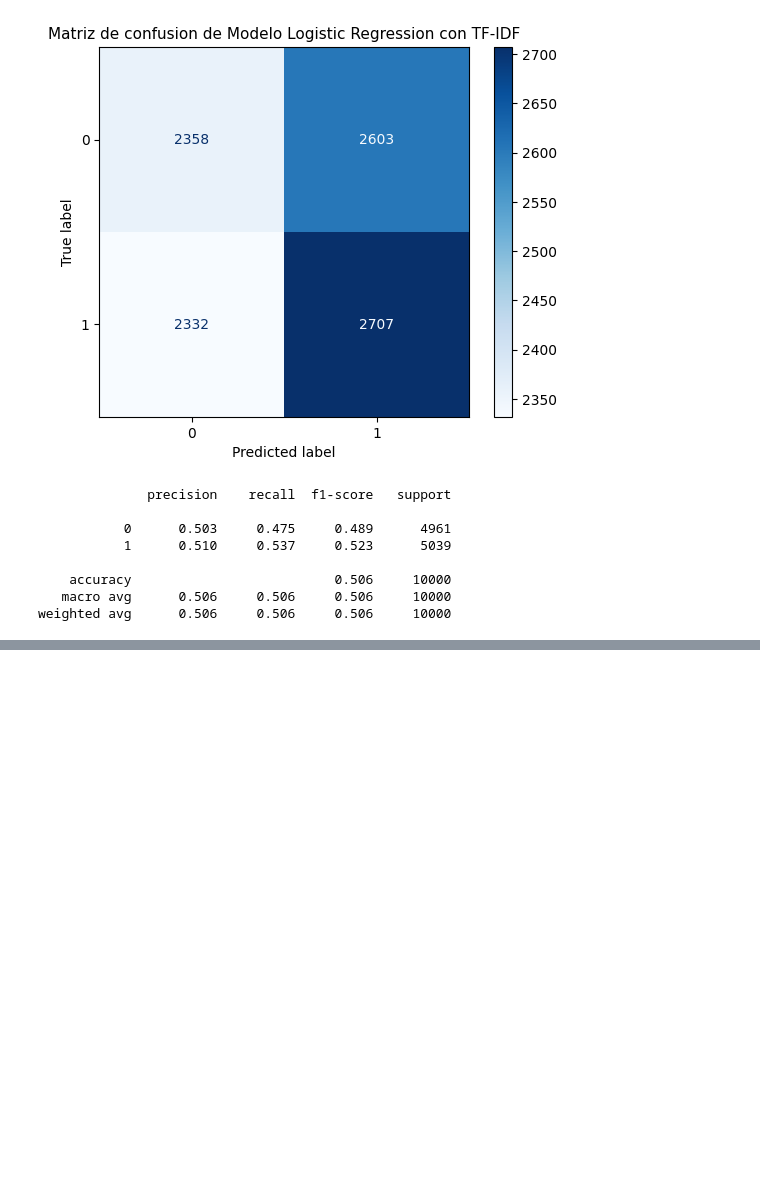
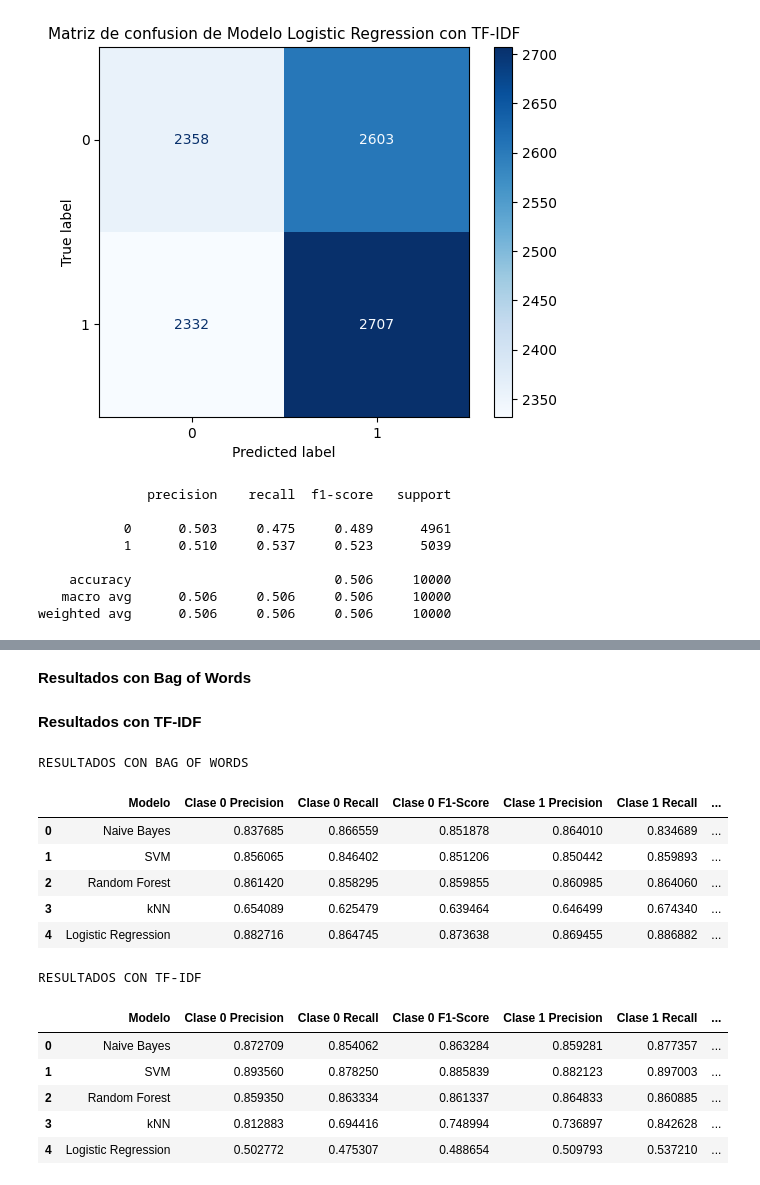
Before and after one commit to LailaBulh/Procesamiento_Lenguaje_Natural, a Jupyter notebook: Clasificacion_texto_263166.ipynb, the cells around one changed output, grey strips where cells are left out. Saved outputs shown, nothing was run; the diff lists cells and outputs as text; code cells hidden in the pictures; blank space fills up the shorter version.

```diff
--- a/Clasificacion_texto_263166.ipynb
+++ b/Clasificacion_texto_263166.ipynb
@@ -640,0 +644,2 @@ weighted avg      0.506     0.506     0.506     10000
+# %% [markdown]
+**Resultados con Bag of Words**
@@ -640,0 +672,56 @@ weighted avg      0.506     0.506     0.506     10000
+# %% [markdown]
+**Resultados con TF-IDF**
+# %%
+### Crear función para extraer métricas
+def get_metrics_TF(y_test, y_pred, model_name):
+    report = classification_report(y_test, y_pred, digits=3, output_dict=True)
+    auc = roc_auc_score(y_test, y_pred)  # AUC-ROC binario
+
+    return {
+        "Modelo": model_name,
+        "Clase 0 Precision": report["0"]["precision"],
+        "Clase 0 Recall": report["0"]["recall"],
+        "Clase 0 F1-Score": report["0"]["f1-score"],
+        "Clase 1 Precision": report["1"]["precision"],
+        "Clase 1 Recall": report["1"]["recall"],
+        "Clase 1 F1-Score": report["1"]["f1-score"],
+        "Accuracy": report["accuracy"],
+        "AUC-ROC": auc
+    }
+
+### Recolectar resultados de cada uno de los modelos
+results_TF = []
+
+results_TF.append(get_metrics_TF(y_test, y_pred_TF_NB, "Naive Bayes"))
+results_TF.append(get_metrics_TF(y_test, y_pred_TF_svm, "SVM"))
+results_TF.append(get_metrics_TF(y_test, y_pred_TF_rf, "Random Forest"))
+results_TF.append(get_metrics_TF(y_test, y_pred_TF_knn, "kNN"))
+results_TF.append(get_metrics_TF(y_test, y_pred_TF_lr, "Logistic Regression"))
+# %%
+### Convertir a DataFrame resultados con Bag of Words
+
+print('RESULTADOS CON BAG OF WORDS')
+df_results_BW = pd.DataFrame(results_BW)
+display(df_results_BW)
+
+
+### Convertir a DataFrame resultados con TF-IDF
+
+print('\nRESULTADOS CON TF-IDF')
+df_results_TF = pd.DataFrame(results_TF)
+display(df_results_TF)
+# %% [output]
+RESULTADOS CON BAG OF WORDS
+|  | Modelo | Clase 0 Precision | Clase 0 Recall | Clase 0 F1-Score | Clase 1 Precision | Clase 1 Recall | ... |
+| 0 | Naive Bayes | 0.837685 | 0.866559 | 0.851878 | 0.864010 | 0.834689 | ... |
+| 1 | SVM | 0.856065 | 0.846402 | 0.851206 | 0.850442 | 0.859893 | ... |
+| 2 | Random Forest | 0.861420 | 0.858295 | 0.859855 | 0.860985 | 0.864060 | ... |
+| 3 | kNN | 0.654089 | 0.625479 | 0.639464 | 0.646499 | 0.674340 | ... |
+| 4 | Logistic Regression | 0.882716 | 0.864745 | 0.873638 | 0.869455 | 0.886882 | ... |
+RESULTADOS CON TF-IDF
+|  | Modelo | Clase 0 Precision | Clase 0 Recall | Clase 0 F1-Score | Clase 1 Precision | Clase 1 Recall | ... |
+| 0 | Naive Bayes | 0.872709 | 0.854062 | 0.863284 | 0.859281 | 0.877357 | ... |
+| 1 | SVM | 0.893560 | 0.878250 | 0.885839 | 0.882123 | 0.897003 | ... |
+| 2 | Random Forest | 0.859350 | 0.863334 | 0.861337 | 0.864833 | 0.860885 | ... |
+| 3 | kNN | 0.812883 | 0.694416 | 0.748994 | 0.736897 | 0.842628 | ... |
+| 4 | Logistic Regression | 0.502772 | 0.475307 | 0.488654 | 0.509793 | 0.537210 | ... |
```
Also changed, not shown: parts of 5 cells of this notebook.
